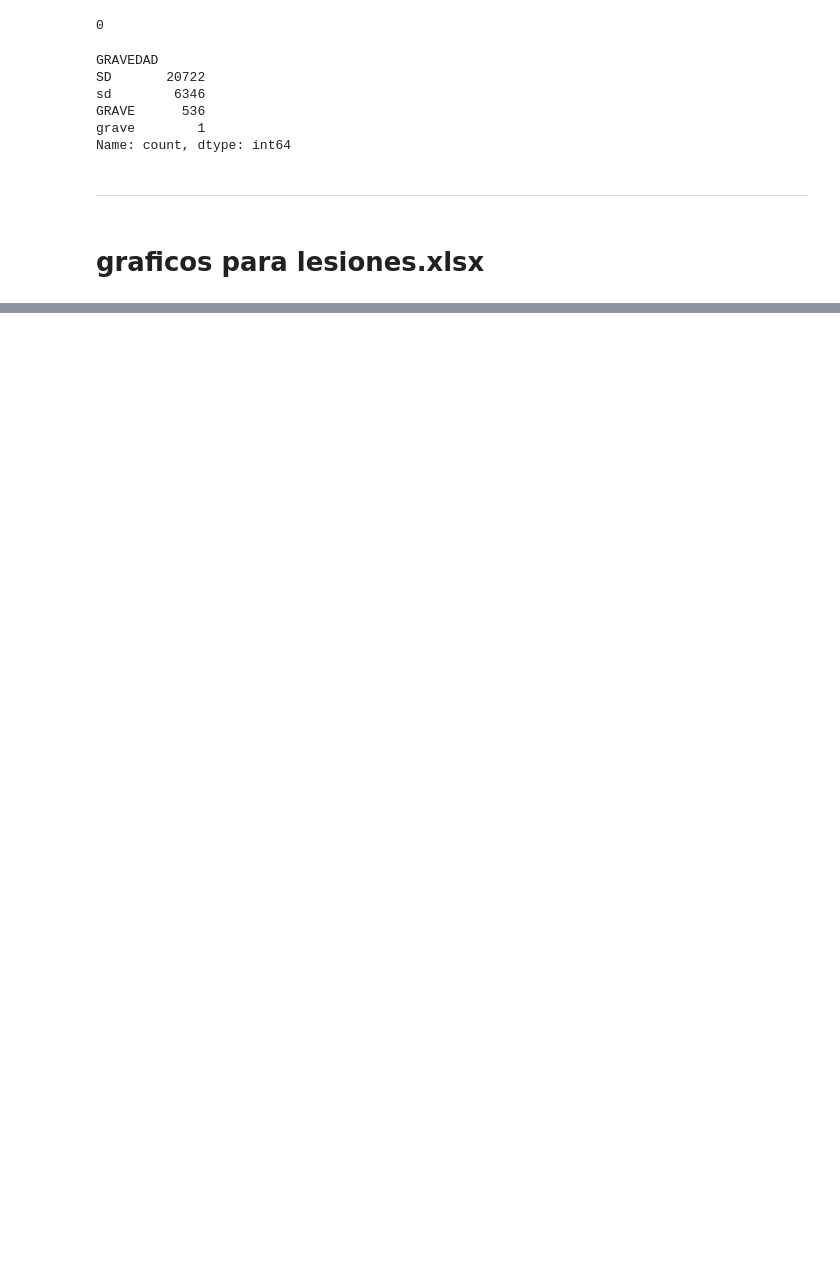
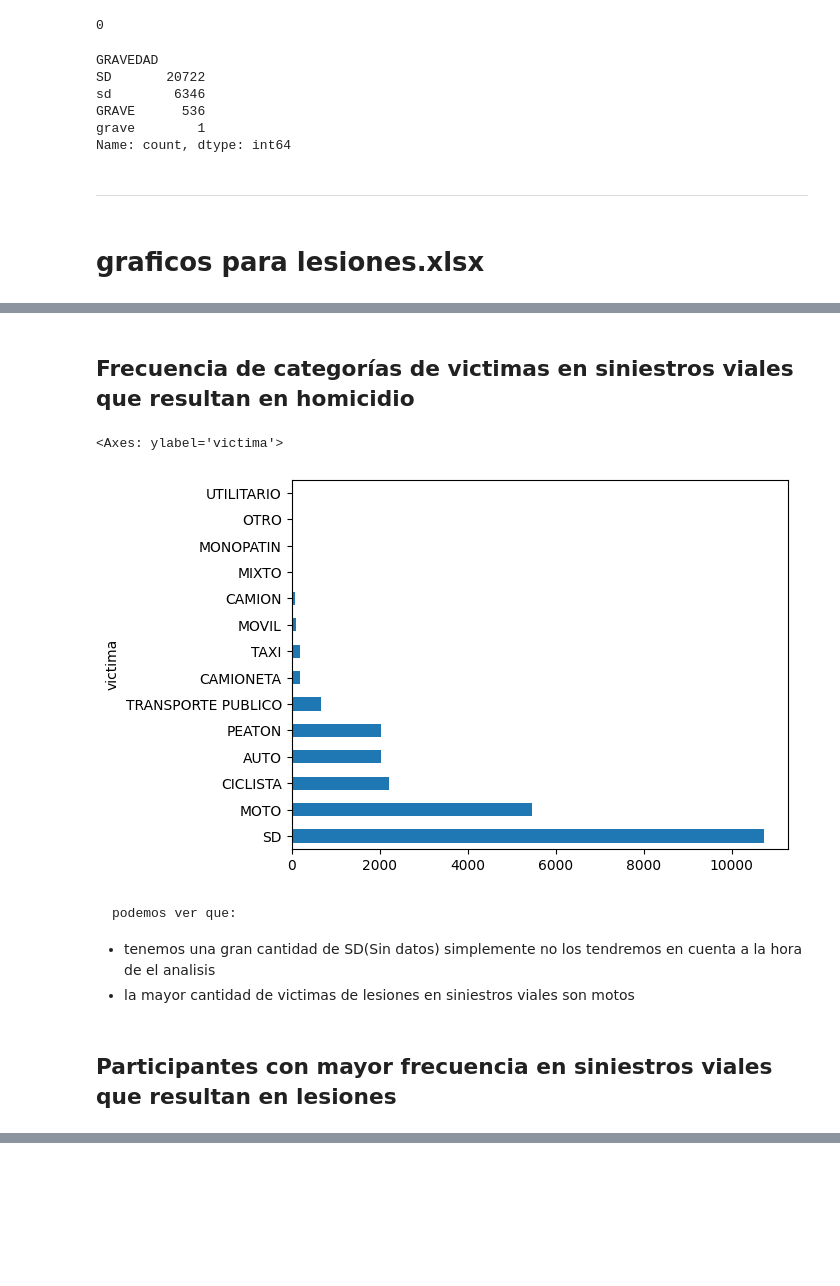
Before and after one commit to tDelbarco/PI_DataAnalytics_Siniestros-Viales, a Jupyter notebook: EDA.ipynb, the cells around one changed output, grey strips where cells are left out. Saved outputs shown, nothing was run; the diff lists cells and outputs as text; code cells hidden in the pictures; blank space fills up the shorter version.

```diff
--- a/EDA.ipynb
+++ b/EDA.ipynb
@@ -1111,0 +1096,13 @@ Name: count, dtype: int64
+# %% [markdown]
+## Frecuencia de categorías de victimas en siniestros viales que resultan en homicidio
+# %%
+lesiones_hechos["victima"].value_counts().plot(kind="barh")
+# %% [output]
+<Axes: ylabel='victima'>
+[figure, added]
+# %% [markdown]
+    podemos ver que:
+* tenemos una gran  cantidad de SD(Sin datos) simplemente no los tendremos en cuenta a la hora de el analisis
+* la mayor cantidad de victimas de lesiones en siniestros viales son motos
+# %% [markdown]
+##  Participantes con mayor frecuencia en siniestros viales que resultan en lesiones
```
Also changed, not shown: parts of 36 cells of this notebook, 13 other files.
